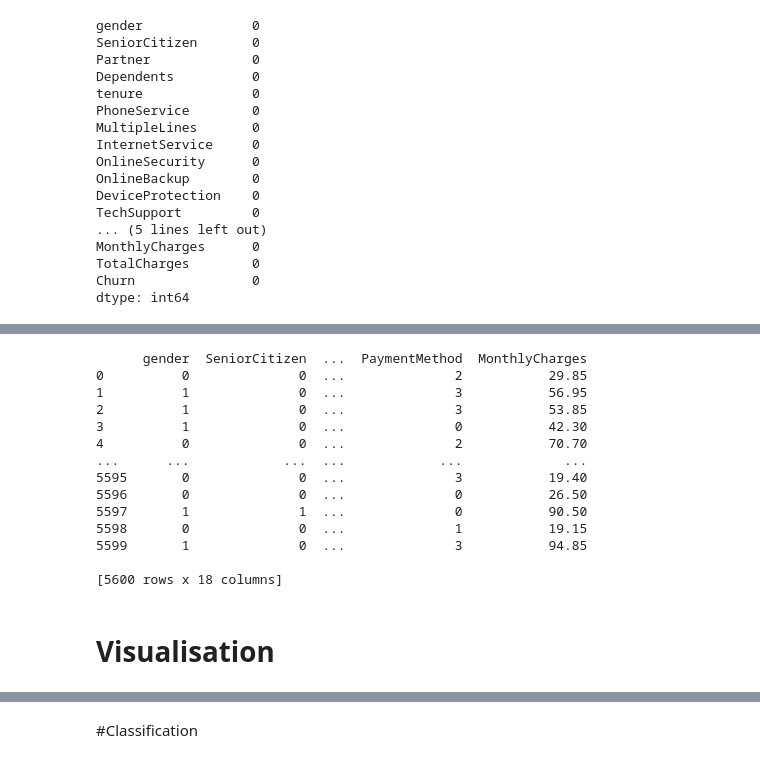
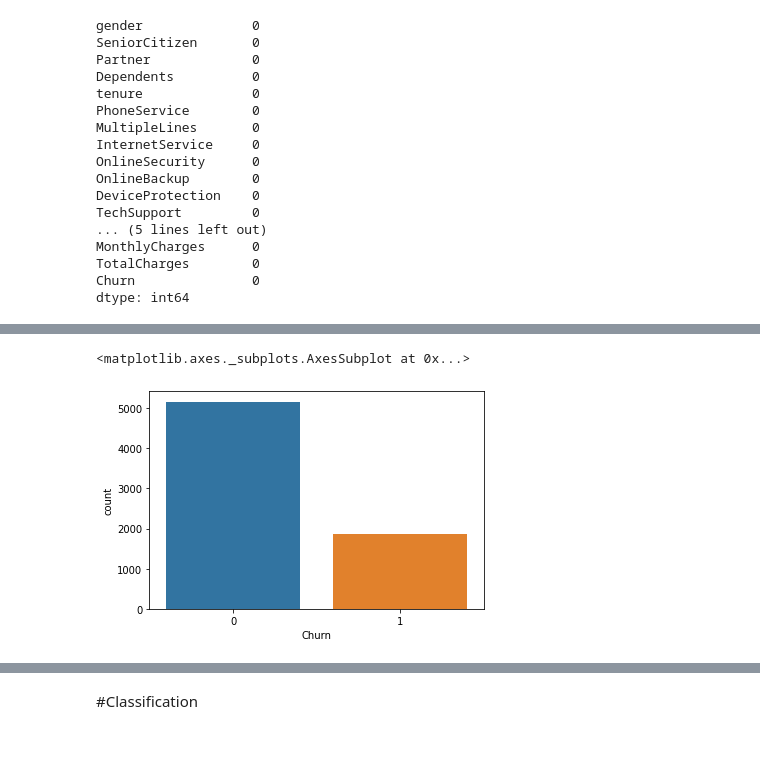
Before and after one commit to akash711/Telecom-Churn-Prediction-, a Jupyter notebook: Churn_Prediction.ipynb, the cells around one changed output, grey strips where cells are left out. Drawn from its saved outputs; the diff is of its cells as text; code cells hidden in the pictures.

```diff
--- a/Churn_Prediction.ipynb
+++ b/Churn_Prediction.ipynb
@@ -107,27 +109,5 @@ array([0, 2, 1])
-# %%
-y_train = df.iloc[0:5600,-1]
-X_train = df.iloc[0:5600,0:-2]
-
-#80/20 Split
-X_test = df.iloc[5600:-1,0:-2]
-y_test = df.iloc[5600:-1,-1]
-X_test.head()
-
-print(X_train)
-# %% [output]
-      gender  SeniorCitizen  ...  PaymentMethod  MonthlyCharges
-0          0              0  ...              2           29.85
-1          1              0  ...              3           56.95
-2          1              0  ...              3           53.85
-3          1              0  ...              0           42.30
-4          0              0  ...              2           70.70
-...      ...            ...  ...            ...             ...
-5595       0              0  ...              3           19.40
-5596       0              0  ...              0           26.50
-5597       1              1  ...              0           90.50
-5598       0              0  ...              1           19.15
-5599       1              0  ...              3           94.85
-
-[5600 rows x 18 columns]
-# %% [markdown]
-# Visualisation
+# %%
+sns.countplot(df.iloc[:,-1])
+# %% [output]
+<matplotlib.axes._subplots.AxesSubplot at 0x...>
+[figure, added]
```
Also changed, not shown: parts of 55 cells of this notebook.
